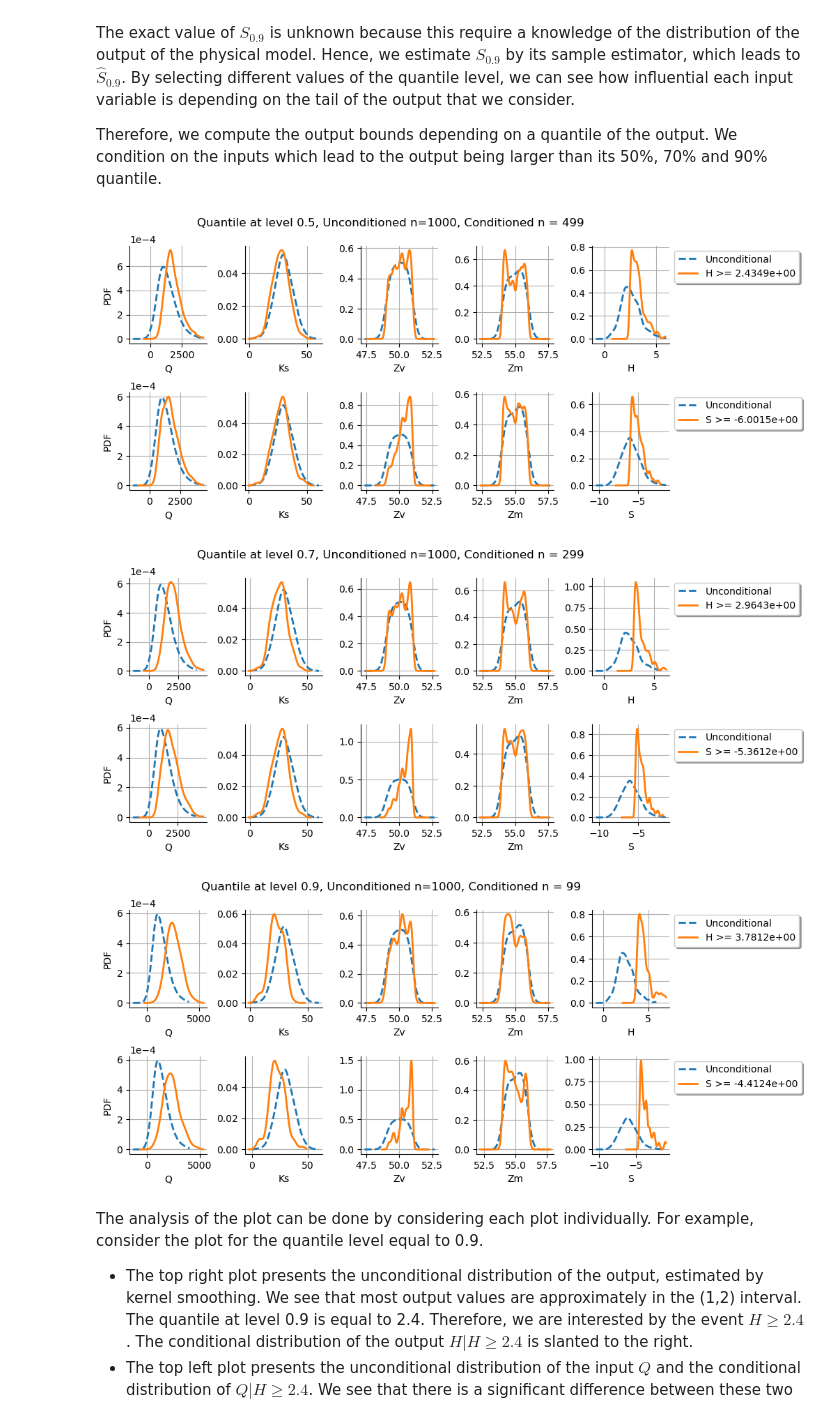
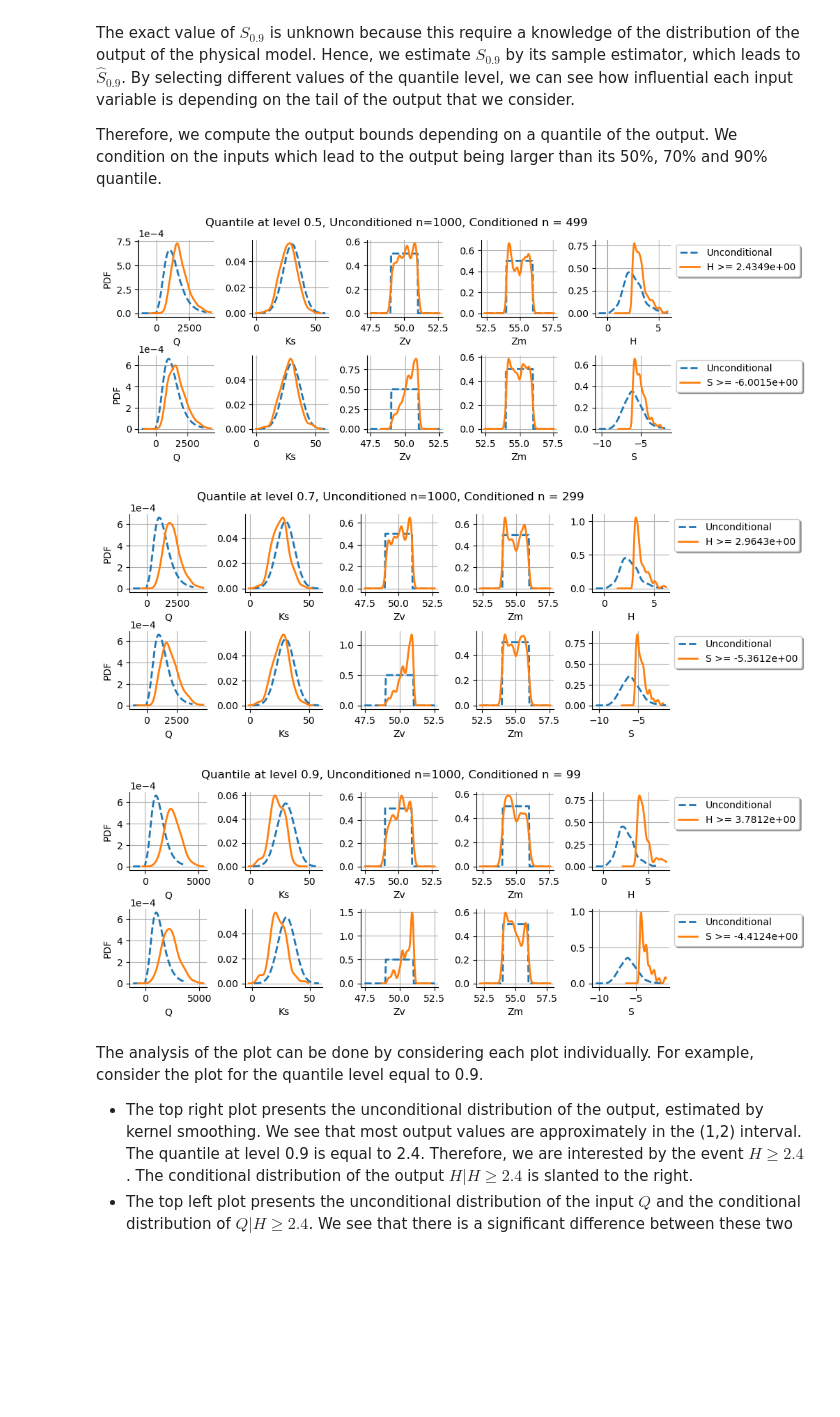
Before and after one commit to tupui/otsensitivity, a Jupyter notebook: examples/demo_plot_condition_output.ipynb, the cells around one changed output. Cells and saved outputs as stored; diff of their text form; code cells hidden in the pictures; blank space fills up the shorter version.

Commit message:
Adds the possibility of setting the input distribution

```diff
--- a/examples/demo_plot_condition_output.ipynb
+++ b/examples/demo_plot_condition_output.ipynb
@@ -205,22 +203,22 @@ verbose = False
 
 print("+ Distribution used for the input variables")
 
-# Select computation mode
-mode_calcul = "given_data"
-# mode_calcul = "distribution_given"
-# mode_calcul = "given_data_with_bounds"
-print("-> ", mode_calcul)
+# Select computation mode of the input distribution
+# input_distribution_mode = "given_data"
+input_distribution_mode = "input_distribution_given"
+# input_distribution_mode = "given_data_with_bounds"
+print("-> ", input_distribution_mode)
 
-if mode_calcul == "given_data":
+if input_distribution_mode == "given_data":
     # If the input distribution is unknown, estimate it from kernel smoothing.
     smoothing = ot.KernelSmoothing()
     inputDistribution = smoothing.build(inputSample)
 
-elif mode_calcul == "distribution_given":
+elif input_distribution_mode == "input_distribution_given":
     # If the input distribution is known.
     inputDistribution = getFloodingInputDistribution()
 
-elif mode_calcul == "given_data_with_bounds":
+elif input_distribution_mode == "given_data_with_bounds":
     # If the input distribution is unknown, we can estimate it from kernel smoothing.
     # Moreover, we can apply a boundary correction and make the independence
     # hypothesis.
@@ -235,6 +233,6 @@ elif mode_calcul == "given_data_with_bounds":
         list_of_marginals.append(marginal_distribution)
     inputDistribution = ot.ComposedDistribution(list_of_marginals)
 else:
-    raise ValueError("Mode de calcul inconnu.")
+    raise ValueError("Unknown distribution mode.")
 # %% [output]
 + Distribution used for the input variables
@@ -285,19 +283,19 @@ Therefore, we compute the output bounds depending on a quantile of the output. W
 # %%
 verbose = False
 for quantile_level in [0.5, 0.7, 0.9]:
     grid = ots.plotConditionOutputQuantile(
         inputSample, outputSample, quantile_level, inputDistribution
     )
     view = otv.View(
         grid,
-        figure_kw={"figsize": (10.0, 5.0)},
+        figure_kw={"figsize": (10.0, 4.0)},
         legend_kw={"bbox_to_anchor": (1.0, 1.0), "loc": "upper left"},
     )
     plt.subplots_adjust(wspace=0.5, hspace=0.5, top=0.9, bottom=0.2)
 # %% [output]
-[figure, old version]
+[figure, new version]
-[figure, old version]
+[figure, new version]
-[figure, old version]
+[figure, new version]
 # %% [markdown]
 The analysis of the plot can be done by considering each plot individually. For example, consider the plot for the quantile level equal to 0.9.
 - The top right plot presents the unconditional distribution of the output, estimated by kernel smoothing. We see that most output values are approximately in the (1,2) interval. The quantile at level 0.9 is equal to 2.4. Therefore, we are interested by the event $H \geq 2.4$. The conditional distribution of the output $H | H \geq 2.4$ is slanted to the right.
```
Also changed, not shown: parts of 5 cells of this notebook, 14 other files.
